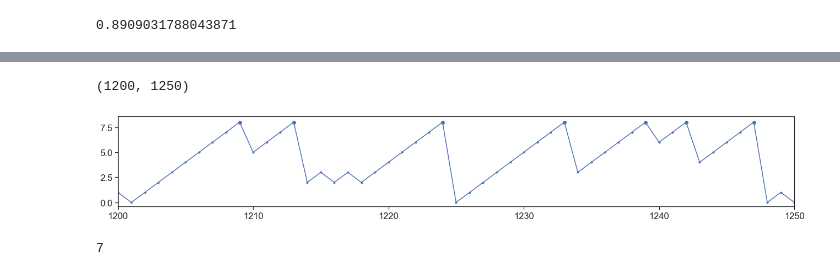
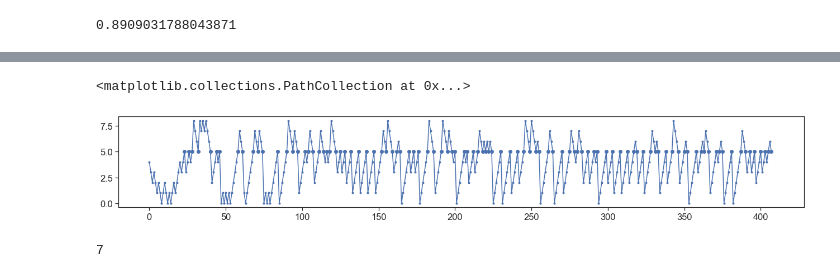
Before and after one commit to yves-weissenberger/line_loop, a Jupyter notebook: project_notebooks/line_loop/simulation/simulate_agents_line_loop_navi.ipynb, the cells around one changed output, grey strips where cells are left out. Cells and saved outputs as stored; diff of their text form; code cells hidden in the pictures.

```diff
--- a/project_notebooks/line_loop/simulation/simulate_agents_line_loop_navi.ipynb
+++ b/project_notebooks/line_loop/simulation/simulate_agents_line_loop_navi.ipynb
@@ -159,14 +159,14 @@ class base_agent(object):
         #print(n_trials)
         rew = False
         while self.n_reward_total<n_trials:
-            if rew:
-                self.update_policy(end_of_trial=True)
+            if rew>0:
+                self.update_policy(rew=rew,end_of_trial=True)
                 self.init_trial()
 
 
             #print(self.available_states)
             rew = self.update_state()
-            self.update_policy(end_of_trial=False)
+            self.update_policy(rew=rew,end_of_trial=False)
             self.state_seq.append(self.current_state)
             self.port_seq.append(self.current_port)
             self.rew_list.append(rew)
@@ -200,7 +200,7 @@ class base_agent(object):
 
     def do_policy(self):
         pass #return None
-    def update_policy(self,end_of_trial=False):
+    def update_policy(self,rew,end_of_trial=False):
         """
         Use this function when the behavioural policy is actually updated
         (e.g. Q-learning),not if the behavioural policy involves inference.
@@ -298,9 +302,9 @@ aa.sigmoid([.9,3])
 # %%
 aa = Qlearner()
 #aa.task_params['graph_type'] = 'loop'
-aa.task_params['rewards_pre_switch'] = 2000
+aa.task_params['rewards_pre_switch'] = 1000
 
-aa.run(n_trials=1500)
+aa.run(n_trials=500)
 # %%
 aa.reward_location
 # %% [output]
@@ -308,5 +312,6 @@ aa.reward_location
 # %%
 #aa.Q_values[1:-1]
+aa.Q_values[0] = [0,10]; aa.Q_values[-1] = [10,0]
 aa.Q_values[aa.reward_location] = np.nan
-aa.Q_values[1:-1]
+aa.Q_values
 # %% [output]
@@ -333,11 +340,11 @@ nan
 # %%
 plt.figure(figsize=(22,3))
 plt.plot(aa.state_seq,marker='.')
 plt.scatter(np.where(aa.rew_list)[0],np.array(aa.state_seq)[np.where(aa.rew_list)[0]])
-plt.xlim(1200,1250)
+#plt.xlim(1200,1250)
 # %% [output]
-(1200, 1250)
+<matplotlib.collections.PathCollection at 0x...>
-[figure, old version]
+[figure, new version]
 # %%
 class Model_based_agent(base_agent):
     """ This is a perfect model based agent. Exploration policy right now is just
```
Also changed, not shown: parts of 5 cells of this notebook, 1 other file.
